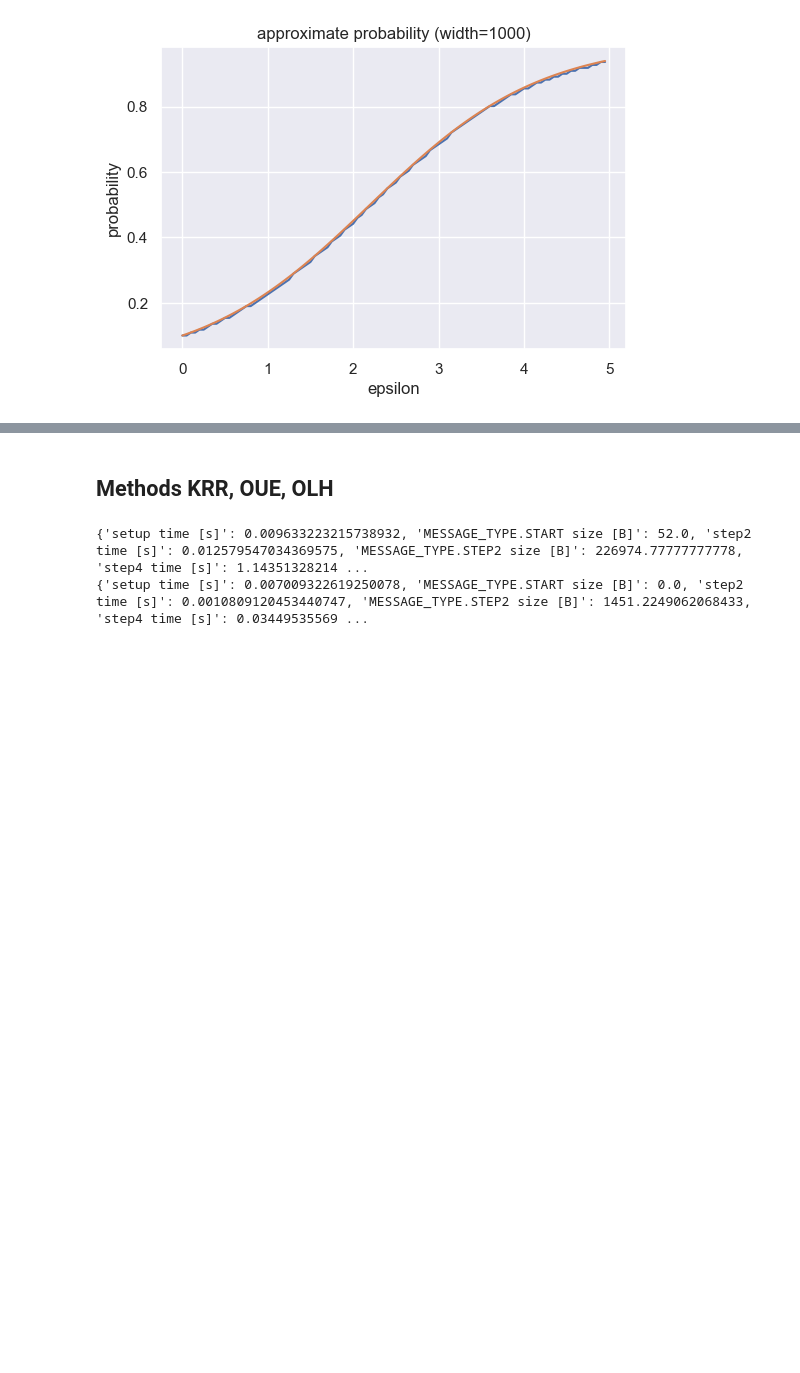
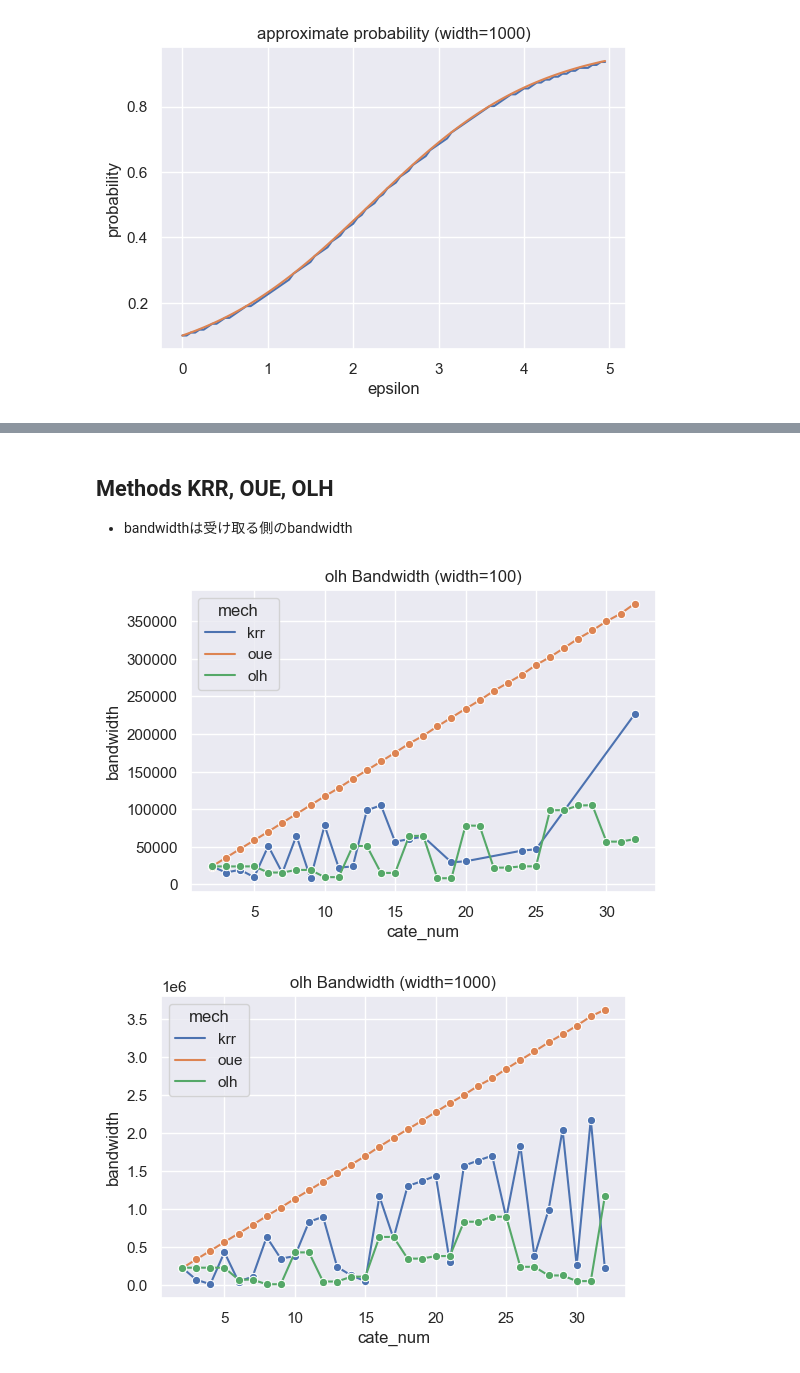
Before and after one commit to FumiyukiKato/verifiable-ldp, a Jupyter notebook: notebook/visualize.ipynb, the cells around one changed output, grey strips where cells are left out. Saved outputs shown, nothing was run; the diff lists cells and outputs as text; code cells hidden in the pictures; blank space fills up the shorter version.

```diff
--- a/notebook/visualize.ipynb
+++ b/notebook/visualize.ipynb
@@ -138,2 +138,4 @@ fig.savefig('dsp-width5000-cate50.png')
 # %% [markdown]
 ## Methods KRR, OUE, OLH
+
+- bandwidthは受け取る側のbandwidth
@@ -159,16 +141,0 @@ def std(grouped_results):
-# %%
-# krr
-cate_num = 8
-epsilon = 1.0
-width = 1000
-mech = 'krr'
-role = 'verifier'
-params = [role, cate_num, epsilon, width, mech]
-results = loadJsonResult('../result', params)
-# %%
-grouped_results = grouping(results)
-print(mean(grouped_results))
-print(std(grouped_results))
-# %% [output]
-{'setup time [s]': 0.009633223215738932, 'MESSAGE_TYPE.START size [B]': 52.0, 'step2 time [s]': 0.012579547034369575, 'MESSAGE_TYPE.STEP2 size [B]': 226974.77777777778, 'step4 time [s]': 1.14351328214 ...
-{'setup time [s]': 0.007009322619250078, 'MESSAGE_TYPE.START size [B]': 0.0, 'step2 time [s]': 0.0010809120453440747, 'MESSAGE_TYPE.STEP2 size [B]': 1451.2249062068433, 'step4 time [s]': 0.03449535569 ...
@@ -174,0 +179,51 @@ print(std(grouped_results))
+# %%
+cate_num_list = list(range(2, 33))
+role_list = ['verifier', 'prover']
+epsilon = 1.0
+secret_input = 1
+width_list = [100, 1000]
+mech_list = ['krr', 'oue', 'olh']
+
+for width in width_list:
+    data_bandwidth = {
+        'cate_num': [],
+        'bandwidth': [],
+        'mech': [],
+    }
+    for mech in mech_list:
+        for cate_num in cate_num_list:
+            bandwidth = 0
+            is_exists = True
+            for role in role_list:
+                if mech == 'olh':
+                    if cate_num <= 3:
+                        g = 2
+                    else:
+                        g = cate_num // 2
+                    if role == 'prover':
+                        params = [role, cate_num, epsilon, secret_input, width, g, mech]
+                    else:
+                        params = [role, cate_num, epsilon, width, g, mech]
+                elif role == 'prover':
+                    params = [role, cate_num, epsilon, secret_input, width, mech]
+                else:
+                    params = [role, cate_num, epsilon, width, mech]
+                results = loadJsonResult('../result', params)
+                if len(results) == 0:
+                    is_exists = False
+                else:
+                    grouped_results = grouping(results)
+                    bandwidth += np.mean(grouped_results['total_bandwidth'])
+            if is_exists:
+                data_bandwidth['bandwidth'].append(bandwidth)
+                data_bandwidth['cate_num'].append(cate_num)
+                data_bandwidth['mech'].append(mech)
+    fig = plt.figure(dpi=100)
+    ax1 = fig.add_subplot(1, 1, 1)
+    sns.lineplot(x="cate_num", y="bandwidth", hue='mech', data=data_bandwidth, ax=ax1, marker="o")
+    ax1.set_title('%s Bandwidth (width=%d)'% (mech, width))
+    plt.show()
+    fig.savefig('bandwidth-width-%d.png' % width)
+# %% [output]
+[figure, added]
+[figure, added]
```
Also changed, not shown: parts of 5 cells of this notebook, 3 other files.
